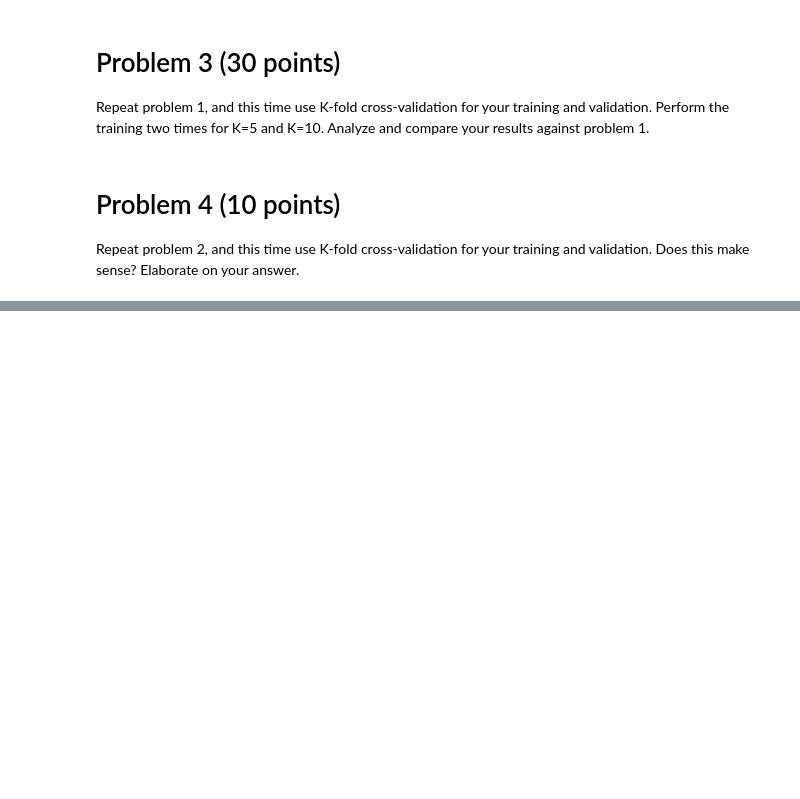
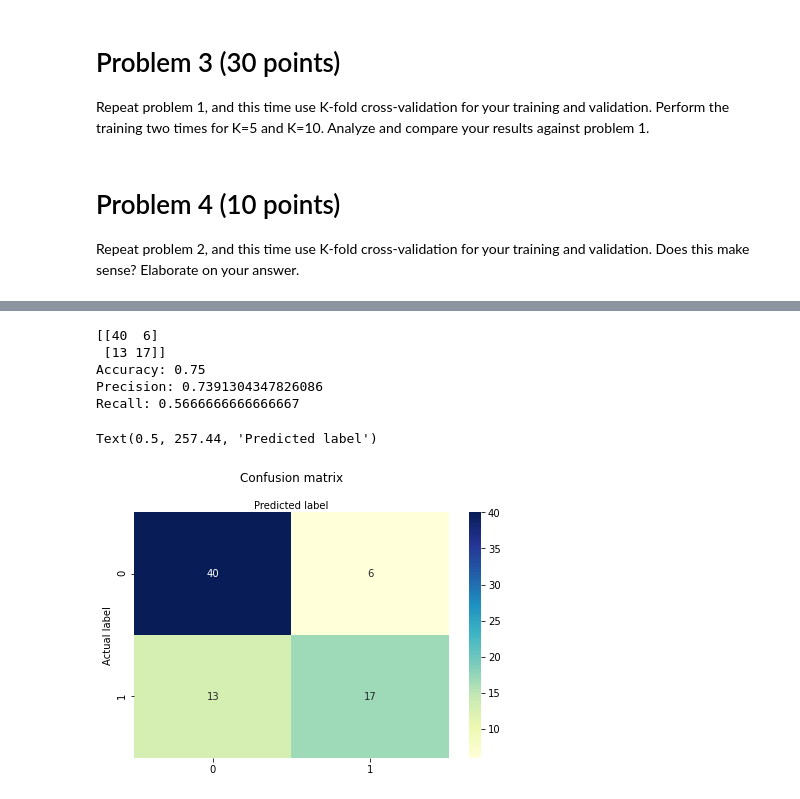
Before and after one commit to ric3b0wl/ECGR4105-IntroML, a Jupyter notebook: hw2/hw2.ipynb, the cells around one changed output, grey strips where cells are left out. Saved outputs shown, nothing was run; the diff lists cells and outputs as text; code cells hidden in the pictures; blank space fills up the shorter version.

```diff
--- a/hw2/hw2.ipynb
+++ b/hw2/hw2.ipynb
@@ -150,0 +300,40 @@ Repeat problem 2, and this time use K-fold cross-validation for your training an
+# %%
+# kFold, n = 10
+from sklearn.model_selection import KFold
+X_kf10 = X_kf
+Y_kf10 = Y_kf
+kf10 = KFold(n_splits = 10)
+kf10.get_n_splits(X_kf)
+
+for train_index, test_index in kf10.split(X_kf):
+    X_kf10_train, X_kf10_test = X_kf10[train_index], X_kf5[test_index]
+    Y_kf10_train, Y_kf10_test = Y_kf10[train_index], Y_kf5[test_index]
+
+classifier.fit(X_kf5_train, Y_kf5_train)
+Y_kf10_pred = classifier.predict(X_kf10_test)
+cnf_matrix_kf10 = confusion_matrix(Y_kf10_test,Y_kf10_pred)
+print (cnf_matrix_kf10)
+
+print("Accuracy:",metrics.accuracy_score(Y_kf10_test,Y_kf10_pred))
+print("Precision:",metrics.precision_score(Y_kf10_test,Y_kf10_pred))
+print("Recall:",metrics.recall_score(Y_kf10_test,Y_kf10_pred))
+
+class_names = [0,1] # name of classes
+fig, ax = plt.subplots()
+tick_marks = np.arange(len(class_names))
+plt.xticks(tick_marks,class_names)
+plt.yticks(tick_marks,class_names)# create heatmap
+sns.heatmap(pd.DataFrame(cnf_matrix_kf10), annot = True, cmap = "YlGnBu", fmt = 'g')
+ax.xaxis.set_label_position("top")
+plt.tight_layout()
+plt.title('Confusion matrix',y = 1.1)
+plt.ylabel('Actual label')
+plt.xlabel('Predicted label')
+# %% [output]
+[[40  6]
+ [13 17]]
+Accuracy: 0.75
+Precision: 0.7391304347826086
+Recall: 0.5666666666666667
+Text(0.5, 257.44, 'Predicted label')
+[figure, added]
```
Also changed, not shown: parts of 19 cells of this notebook.
